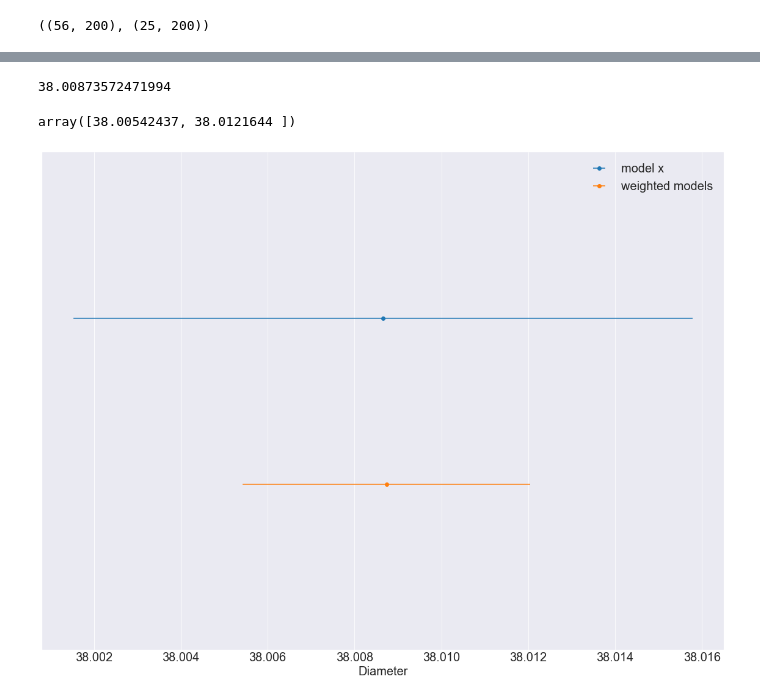
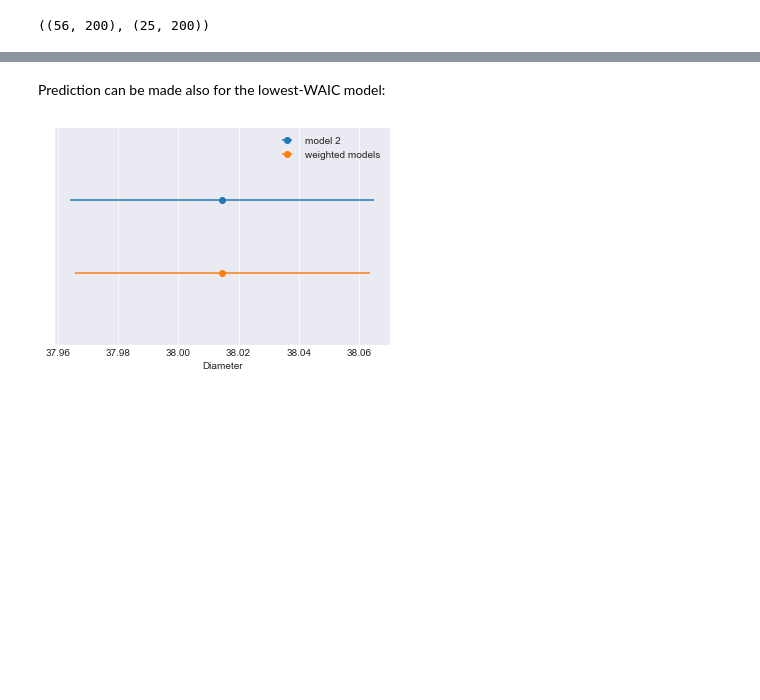
Before and after one commit to harislulic/Strathcylde_AFRC_machine_learning_tutorials, a Jupyter notebook: Untitled.ipynb, the cells around one changed output, grey strips where cells are left out. Cells and saved outputs as stored; diff of their text form; code cells hidden in the pictures; blank space fills up the shorter version.

```diff
--- a/Untitled.ipynb
+++ b/Untitled.ipynb
@@ -343,15 +329,24 @@ import pymc3 as pm
 # %%
-traces=[None]*len(drawn_samples)
-model_rand=[None]*len(drawn_samples)
+traces=[None]*len(drawn_samples) #
+model_rand=[None]*len(drawn_samples) #list of model objects,one model for every sample
 for i in range(len(drawn_samples)):
     with pm.Model() as model_rand[i]:
-        alpha = pm.Normal('alpha', mu=38, sigma=5)
-        beta = pm.Normal('beta', mu=0, sigma=1,shape=5)
-        sigma = pm.HalfNormal('sigma',5)
+        alpha = pm.Normal('alpha', mu=38, sigma=2)
+        beta = pm.Normal('beta', mu=0, sigma=1,shape=10) # shape argument to denote it as a vector-valued parameter of size 10
+        sigma = pm.HalfNormal('sigma',2)
+        mu = alpha + pm.math.dot(beta, (X_train_scale[i]).T) #Having defined the priors, the next statement creates the expected value mu of the outcomes, specifying
+        #the linear relationship:
+        #mu = alpha + beta[0]*X1 + beta[1]*X2+....beta[9]*X2
 
-        mu = alpha + pm.math.dot(beta, (X_train_scale[i]).T)
+        # the sampling distribution of the outcomes in the dataset.
+        #special case of a stochastic variable that we call an observed stochastic, and represents the
+        #data likelihood of the model.
         Diameter = pm.Normal('Diameter', mu=mu, sigma=sigma, observed=X_train_scale[i]['Diameter'])
-        traces[i] = pm.sample(10)
+         # Normal constructor to create a random variable to use as a normal prior.
+        # "Diameter"- The first argument is always the name of the random variable,
+        # which should almost always match the name of the Python variable being assigned to
+        # mu, the mean, and sd, the standard deviation, which we assign hyperparameter values for the model.
+        traces[i] = pm.sample(10) #trace object containing 10 samples of posteriors for alpha,beta,sigma for every sample of X
 # %% [output]
 Only 10 samples in chain.
 Auto-assigning NUTS sampler...
@@ -399,4 +472,4 @@ AttributeError: 'MultiTrace' object has no attribute 'name'
 # %%
 model_dict = dict(zip(model_rand, traces))
 comp = pm.compare(model_dict, method='BB-pseudo-BMA')
-d=comp
+model_comp=comp
@@ -427,3 +505,3 @@ function
 # %%
 from pymc3 import compare as comp
-ppc_w = pm.sample_posterior_predictive_w(traces, 1000, model_rand,weights=d["weight"].sort_index(ascending=True),progressbar=False)
+ppc_w = pm.sample_posterior_predictive_w(traces, 1000, model_rand,weights=model_comp["weight"].sort_index(ascending=True),progressbar=False)
@@ -446,5 +507,0 @@ ppc_w
-# %%
-mean_w = ppc_w['Diameter'].mean()
-mean_w
-# %% [output]
-38.00873572471994
@@ -453,26 +508,23 @@ hpd_w = pm.hpd(ppc_w['Diameter']).mean(0)
-# %%
-hpd_w
-# %% [output]
-array([38.00542437, 38.0121644 ])
+# %% [markdown]
+Prediction can be made also for the lowest-WAIC model:
 # %%
-x=np.random.randint(0,len(model_rand))
-ppc_x = pm.sample_posterior_predictive(traces[x], 1000, model_rand[x],progressbar=False)
+ppc_x = pm.sample_posterior_predictive(traces[2], 1000, model_rand[2],progressbar=False)
 # %%
 mean_w = ppc_w['Diameter'].mean()
 hpd_w = pm.hpd(ppc_w['Diameter']).mean(0)
 
 mean = ppc_x['Diameter'].mean()
 hpd = pm.hpd(ppc_x['Diameter']).mean(0)
 
-plt.errorbar(mean, 1,xerr=[[mean - hpd[0]]] ,fmt='o', label='model x')
+plt.errorbar(mean, 1,xerr=[[mean - hpd[0]]] ,fmt='o', label='model 2')
 plt.errorbar(mean_w, 0, xerr=[[mean_w - hpd_w[0]]], fmt='o', label='weighted models')
 
 plt.yticks([])
 plt.ylim(-1, 2)
 plt.xlabel('Diameter')
 plt.legend();
 # %% [output]
-[figure, old version]
+[figure, new version]
 # %%
 pm.summary(traces[0])
 # %% [output]
```
Also changed, not shown: parts of 93 cells of this notebook, 1 other file.
